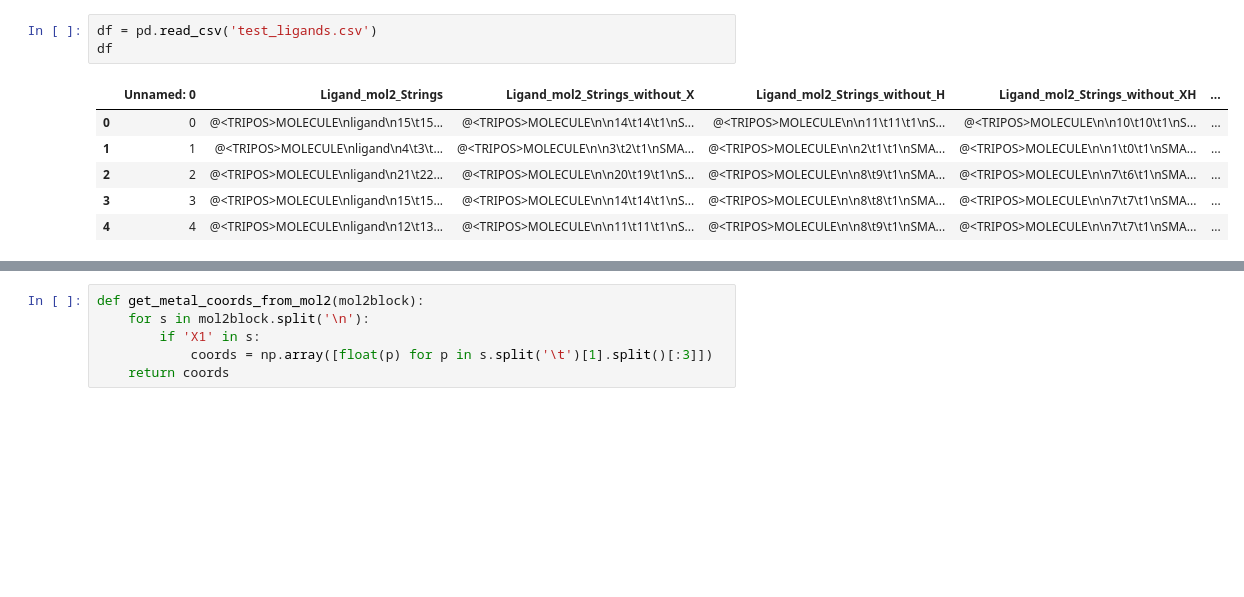
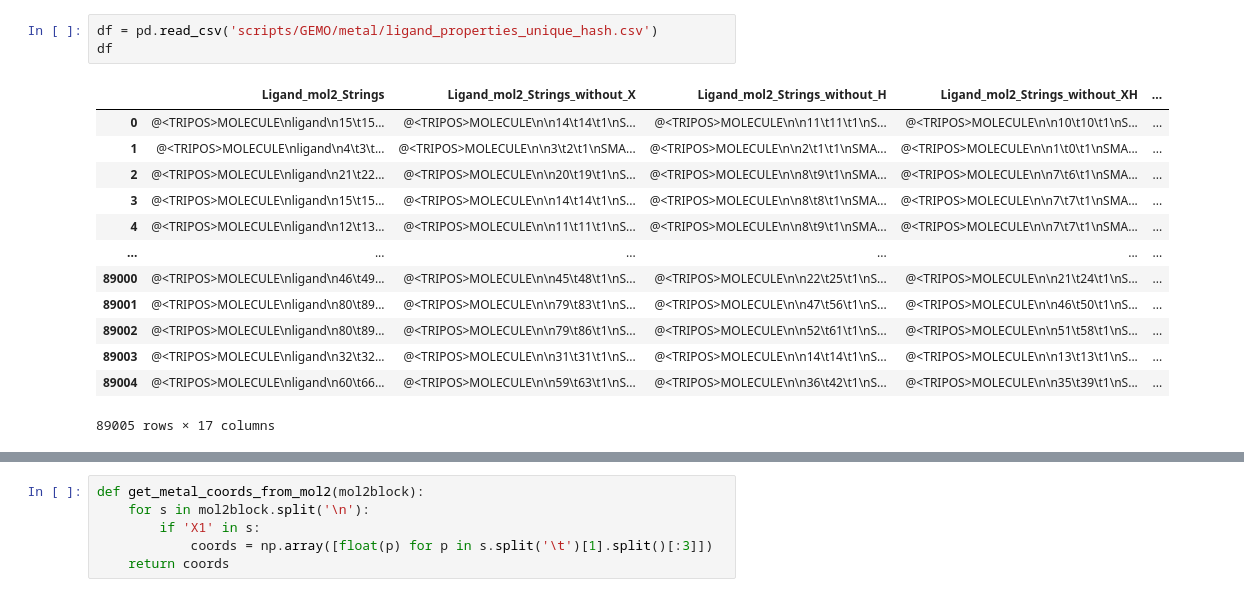
Before and after one commit to kentoabeywardane/EcConf-metal, a Jupyter notebook: metal_data.ipynb, the cells around one changed output, grey strips where cells are left out. Drawn from its saved outputs; the diff is of its cells as text; blank space fills up the shorter version.

```diff
--- a/metal_data.ipynb
+++ b/metal_data.ipynb
@@ -9,10 +200,17 @@ import EcConf as ecconf
 # %%
-df = pd.read_csv('test_ligands.csv')
+df = pd.read_csv('scripts/GEMO/metal/ligand_properties_unique_hash.csv')
 df
 # %% [output]
-|  | Unnamed: 0 | Ligand_mol2_Strings | Ligand_mol2_Strings_without_X | Ligand_mol2_Strings_without_H | Ligand_mol2_Strings_without_XH | ... |
-| 0 | 0 | @<TRIPOS>MOLECULE\nligand\n15\t15... | @<TRIPOS>MOLECULE\n\n14\t14\t1\nS... | @<TRIPOS>MOLECULE\n\n11\t11\t1\nS... | @<TRIPOS>MOLECULE\n\n10\t10\t1\nS... | ... |
-| 1 | 1 | @<TRIPOS>MOLECULE\nligand\n4\t3\t... | @<TRIPOS>MOLECULE\n\n3\t2\t1\nSMA... | @<TRIPOS>MOLECULE\n\n2\t1\t1\nSMA... | @<TRIPOS>MOLECULE\n\n1\t0\t1\nSMA... | ... |
-| 2 | 2 | @<TRIPOS>MOLECULE\nligand\n21\t22... | @<TRIPOS>MOLECULE\n\n20\t19\t1\nS... | @<TRIPOS>MOLECULE\n\n8\t9\t1\nSMA... | @<TRIPOS>MOLECULE\n\n7\t6\t1\nSMA... | ... |
-| 3 | 3 | @<TRIPOS>MOLECULE\nligand\n15\t15... | @<TRIPOS>MOLECULE\n\n14\t14\t1\nS... | @<TRIPOS>MOLECULE\n\n8\t8\t1\nSMA... | @<TRIPOS>MOLECULE\n\n7\t7\t1\nSMA... | ... |
-| 4 | 4 | @<TRIPOS>MOLECULE\nligand\n12\t13... | @<TRIPOS>MOLECULE\n\n11\t11\t1\nS... | @<TRIPOS>MOLECULE\n\n8\t9\t1\nSMA... | @<TRIPOS>MOLECULE\n\n7\t7\t1\nSMA... | ... |
+|  | Ligand_mol2_Strings | Ligand_mol2_Strings_without_X | Ligand_mol2_Strings_without_H | Ligand_mol2_Strings_without_XH | ... |
+| 0 | @<TRIPOS>MOLECULE\nligand\n15\t15... | @<TRIPOS>MOLECULE\n\n14\t14\t1\nS... | @<TRIPOS>MOLECULE\n\n11\t11\t1\nS... | @<TRIPOS>MOLECULE\n\n10\t10\t1\nS... | ... |
+| 1 | @<TRIPOS>MOLECULE\nligand\n4\t3\t... | @<TRIPOS>MOLECULE\n\n3\t2\t1\nSMA... | @<TRIPOS>MOLECULE\n\n2\t1\t1\nSMA... | @<TRIPOS>MOLECULE\n\n1\t0\t1\nSMA... | ... |
+| 2 | @<TRIPOS>MOLECULE\nligand\n21\t22... | @<TRIPOS>MOLECULE\n\n20\t19\t1\nS... | @<TRIPOS>MOLECULE\n\n8\t9\t1\nSMA... | @<TRIPOS>MOLECULE\n\n7\t6\t1\nSMA... | ... |
+| 3 | @<TRIPOS>MOLECULE\nligand\n15\t15... | @<TRIPOS>MOLECULE\n\n14\t14\t1\nS... | @<TRIPOS>MOLECULE\n\n8\t8\t1\nSMA... | @<TRIPOS>MOLECULE\n\n7\t7\t1\nSMA... | ... |
+| 4 | @<TRIPOS>MOLECULE\nligand\n12\t13... | @<TRIPOS>MOLECULE\n\n11\t11\t1\nS... | @<TRIPOS>MOLECULE\n\n8\t9\t1\nSMA... | @<TRIPOS>MOLECULE\n\n7\t7\t1\nSMA... | ... |
+| ... | ... | ... | ... | ... | ... |
+| 89000 | @<TRIPOS>MOLECULE\nligand\n46\t49... | @<TRIPOS>MOLECULE\n\n45\t48\t1\nS... | @<TRIPOS>MOLECULE\n\n22\t25\t1\nS... | @<TRIPOS>MOLECULE\n\n21\t24\t1\nS... | ... |
+| 89001 | @<TRIPOS>MOLECULE\nligand\n80\t89... | @<TRIPOS>MOLECULE\n\n79\t83\t1\nS... | @<TRIPOS>MOLECULE\n\n47\t56\t1\nS... | @<TRIPOS>MOLECULE\n\n46\t50\t1\nS... | ... |
+| 89002 | @<TRIPOS>MOLECULE\nligand\n80\t89... | @<TRIPOS>MOLECULE\n\n79\t86\t1\nS... | @<TRIPOS>MOLECULE\n\n52\t61\t1\nS... | @<TRIPOS>MOLECULE\n\n51\t58\t1\nS... | ... |
+| 89003 | @<TRIPOS>MOLECULE\nligand\n32\t32... | @<TRIPOS>MOLECULE\n\n31\t31\t1\nS... | @<TRIPOS>MOLECULE\n\n14\t14\t1\nS... | @<TRIPOS>MOLECULE\n\n13\t13\t1\nS... | ... |
+| 89004 | @<TRIPOS>MOLECULE\nligand\n60\t66... | @<TRIPOS>MOLECULE\n\n59\t63\t1\nS... | @<TRIPOS>MOLECULE\n\n36\t42\t1\nS... | @<TRIPOS>MOLECULE\n\n35\t39\t1\nS... | ... |
+89005 rows × 17 columns
```
Also changed, not shown: parts of 30 cells of this notebook, 2 other files.
